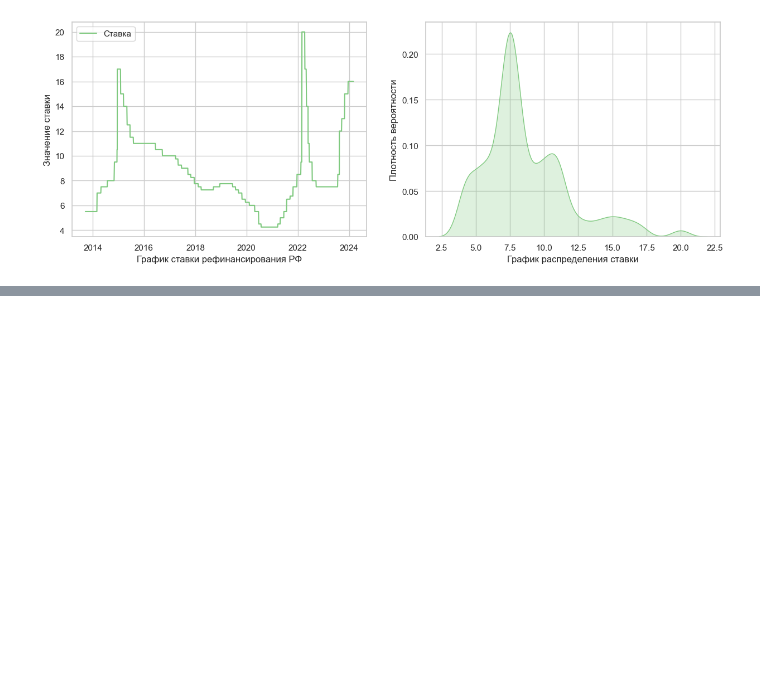
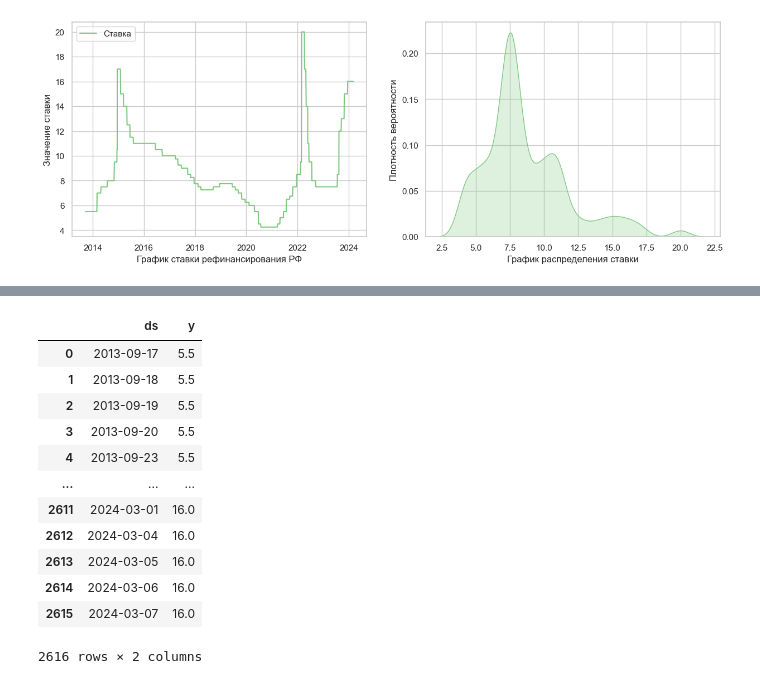
Before and after one commit to myxa95/01_Prediction_of_the_key_rate_in_the_Russian_Federation, a Jupyter notebook: notebooks/Parcer_CB_RF.ipynb, the cells around one changed output, grey strips where cells are left out. Saved outputs shown, nothing was run; the diff lists cells and outputs as text; code cells hidden in the pictures; blank space fills up the shorter version.

```diff
--- a/notebooks/Parcer_CB_RF.ipynb
+++ b/notebooks/Parcer_CB_RF.ipynb
@@ -106,0 +156,16 @@ df_features
+# %%
+df
+# %% [output]
+|  | ds | y |
+| 0 | 2013-09-17 | 5.5 |
+| 1 | 2013-09-18 | 5.5 |
+| 2 | 2013-09-19 | 5.5 |
+| 3 | 2013-09-20 | 5.5 |
+| 4 | 2013-09-23 | 5.5 |
+| ... | ... | ... |
+| 2611 | 2024-03-01 | 16.0 |
+| 2612 | 2024-03-04 | 16.0 |
+| 2613 | 2024-03-05 | 16.0 |
+| 2614 | 2024-03-06 | 16.0 |
+| 2615 | 2024-03-07 | 16.0 |
+2616 rows × 2 columns
```
Also changed, not shown: parts of 13 cells of this notebook.
